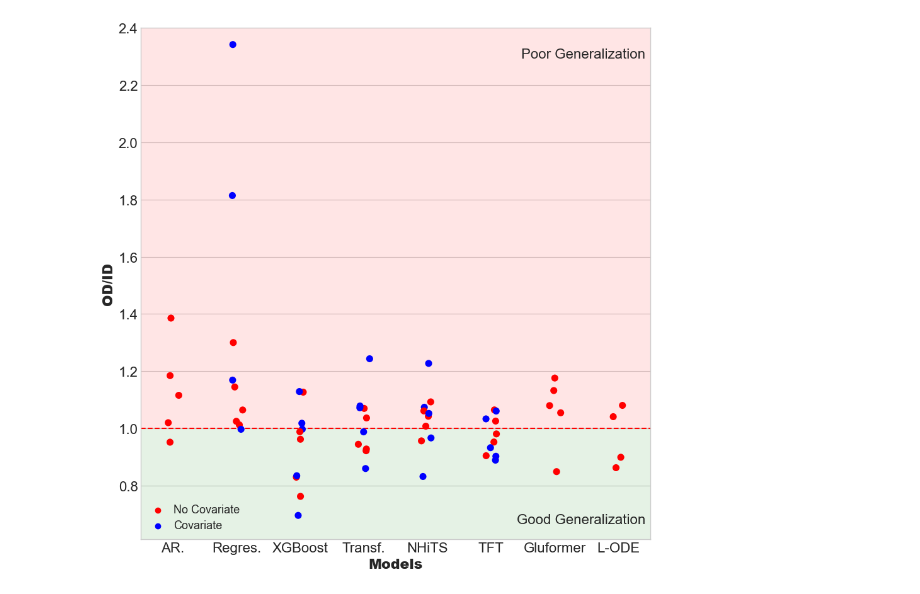
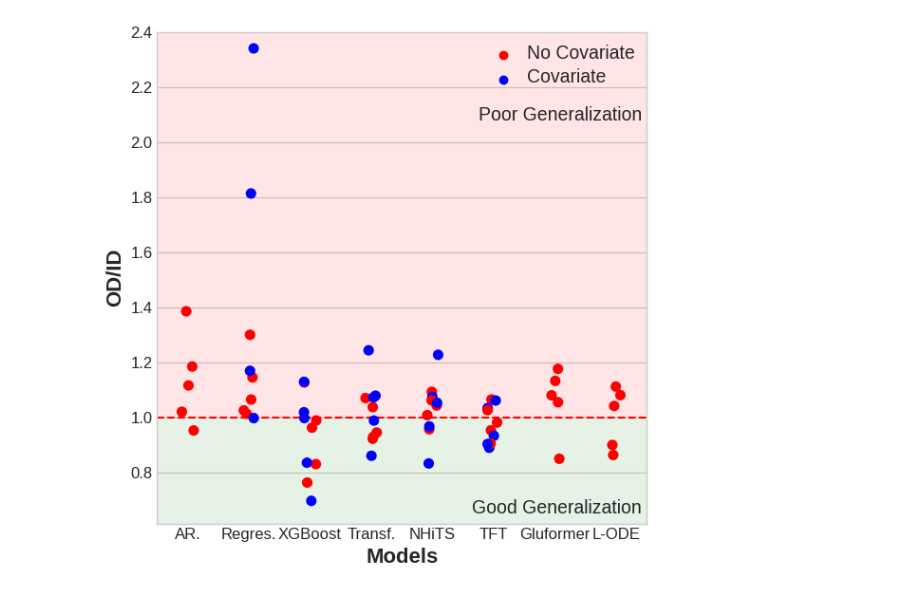
Before and after one commit to IrinaStatsLab/GlucoBench, a Jupyter notebook: presentation/njf-plots.ipynb, the cells around one changed output. Cells and saved outputs as stored; diff of their text form; code cells hidden in the pictures.

```diff
--- a/presentation/njf-plots.ipynb
+++ b/presentation/njf-plots.ipynb
@@ -139,42 +139,43 @@ for model in models:
 
 df = ratios.dropna()
 df = df[df[1] < 10]
 df = rename_data(df)
 df
 
-fig, ax = plt.subplots(figsize=(9,9))
+fig, ax = plt.subplots(figsize=(6,6))
 sns.stripplot(
     df,
     x=df[0],
     y=1,
     order=["AR.","Regres.","XGBoost","Transf.","NHiTS","TFT", "Gluformer", "L-ODE"], # TODO: update w/ gluformer & latent ode
     hue=2,
     size=8,
     palette=["r", "b"],
     ax=ax
 )
 
 ax.axhline(1, color="red", linestyle="--")
 ax.set_ylabel("OD/ID", weight=900)
 ax.set_xlabel("Models", weight=900)
 ax.set_ylim(bottom=None, top=2.4)
 ax.axhspan(1, 2.5, facecolor="red", alpha=0.1)
 ax.axhspan(0, 1, facecolor="green", alpha=0.1)
 # put text in corners with font size 22
-ax.text(0.99, 0.96, "Poor Generalization", ha='right', va='top', transform=ax.transAxes, fontsize=16)
-ax.text(0.99, 0.05, "Good Generalization", ha='right', va='top', transform=ax.transAxes, fontsize=16)
-ax.legend(loc="lower left")
+ax.text(0.99, 0.85, "Poor Generalization", ha='right', va='top', transform=ax.transAxes, fontsize=14)
+ax.text(0.99, 0.05, "Good Generalization", ha='right', va='top', transform=ax.transAxes, fontsize=14)
+ax.legend(loc="upper right")
 
 # increase font size of all text
-for item in ([ax.xaxis.label, ax.yaxis.label] +
-                ax.get_xticklabels() + ax.get_yticklabels()):
+for item in ([ax.xaxis.label, ax.yaxis.label]):
         item.set_fontsize(16)
+for item in ax.get_xticklabels() + ax.get_yticklabels():
+        item.set_fontsize(12)
 for item in ax.get_legend().get_texts():
-        item.set_fontsize(13)
+        item.set_fontsize(14)
 plt.tight_layout()
-plt.savefig("./plots/njf/generalization_by_diabetic.pdf")
+plt.savefig("./plots/njf/od_id_ratio.pdf")
 # %% [output]
-[figure, old version]
+[figure, new version]
 # %%
 def prepare_data(df):
     df = df.stack().reset_index()
```
Also changed, not shown: parts of 3 cells of this notebook, 12 other files.
